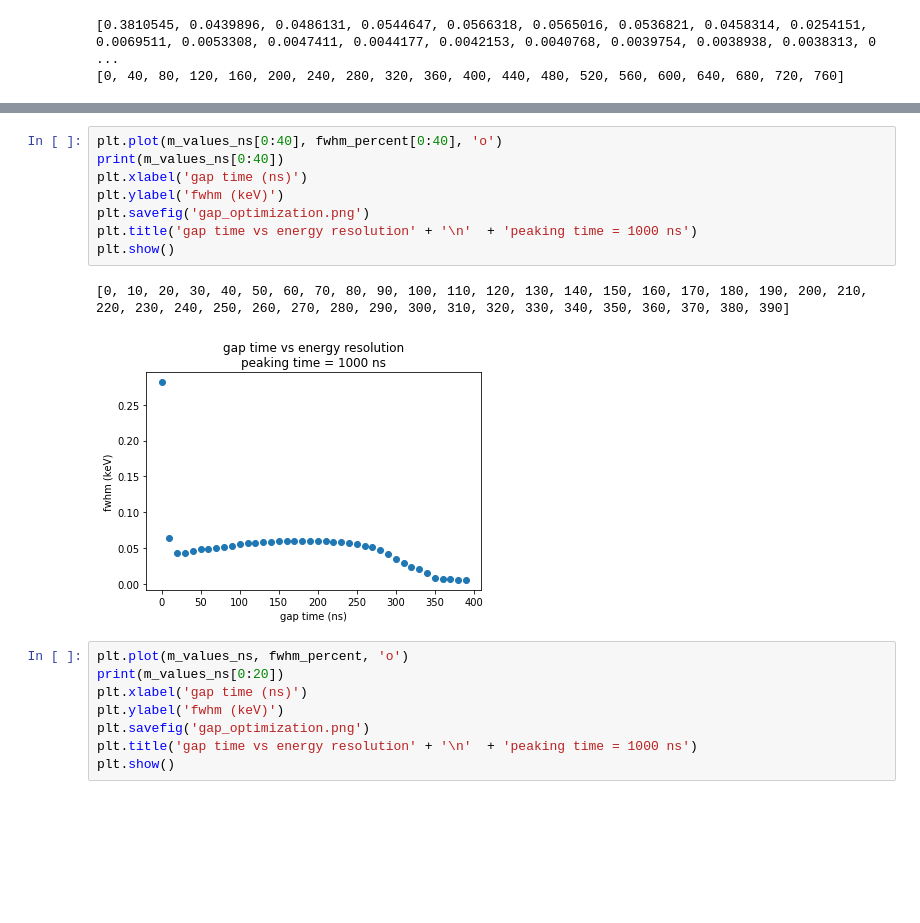
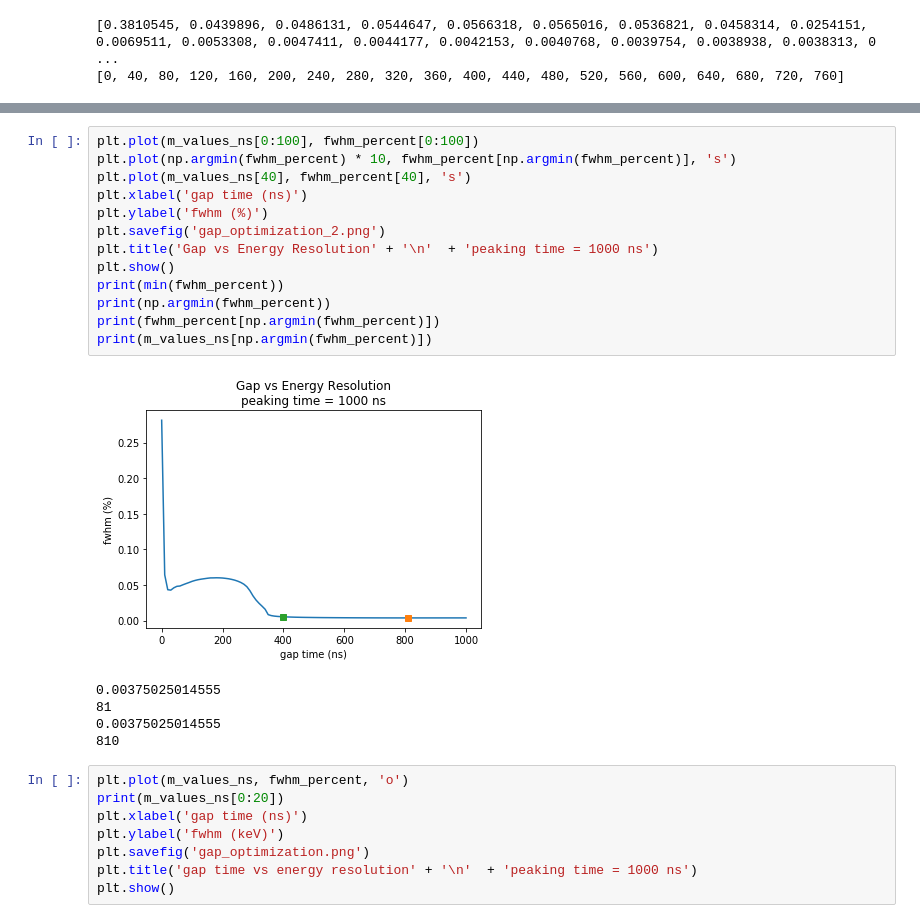
Before and after one commit to jmsz/lab3, a Jupyter notebook: lab1_analysis.py.ipynb, the cells around one changed output, grey strips where cells are left out. Saved outputs shown, nothing was run; the diff lists cells and outputs as text; blank space fills up the shorter version.

```diff
--- a/lab1_analysis.py.ipynb
+++ b/lab1_analysis.py.ipynb
@@ -536,14 +534,22 @@ print(m_values_ns_2[np.argmin(fwhm_percent_2)])
 # %%
-plt.plot(m_values_ns[0:40], fwhm_percent[0:40], 'o')
-print(m_values_ns[0:40])
+plt.plot(m_values_ns[0:100], fwhm_percent[0:100])
+plt.plot(np.argmin(fwhm_percent) * 10, fwhm_percent[np.argmin(fwhm_percent)], 's')
+plt.plot(m_values_ns[40], fwhm_percent[40], 's')
 plt.xlabel('gap time (ns)')
-plt.ylabel('fwhm (keV)')
-plt.savefig('gap_optimization.png')
-plt.title('gap time vs energy resolution' + '\n'  + 'peaking time = 1000 ns')
+plt.ylabel('fwhm (%)')
+plt.savefig('gap_optimization_2.png')
+plt.title('Gap vs Energy Resolution' + '\n'  + 'peaking time = 1000 ns')
 plt.show()
+print(min(fwhm_percent))
+print(np.argmin(fwhm_percent))
+print(fwhm_percent[np.argmin(fwhm_percent)])
+print(m_values_ns[np.argmin(fwhm_percent)])
 # %% [output]
+[figure, new version]
-[0, 10, 20, 30, 40, 50, 60, 70, 80, 90, 100, 110, 120, 130, 140, 150, 160, 170, 180, 190, 200, 210, 220, 230, 240, 250, 260, 270, 280, 290, 300, 310, 320, 330, 340, 350, 360, 370, 380, 390]
+0.00375025014555
+81
+0.00375025014555
+810
-[figure, old version]
 # %%
 plt.plot(m_values_ns, fwhm_percent, 'o')
 print(m_values_ns[0:20])
```
Also changed, not shown: parts of 5 cells of this notebook, 3 other files.
